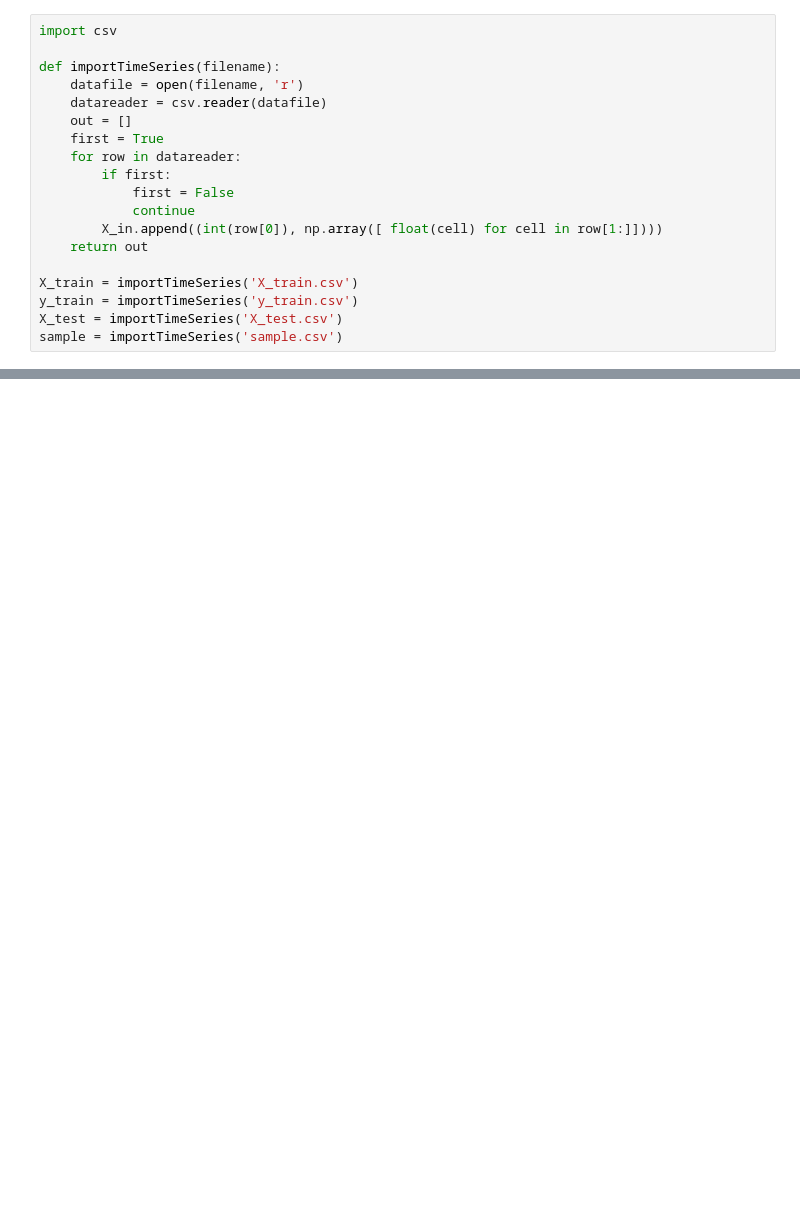
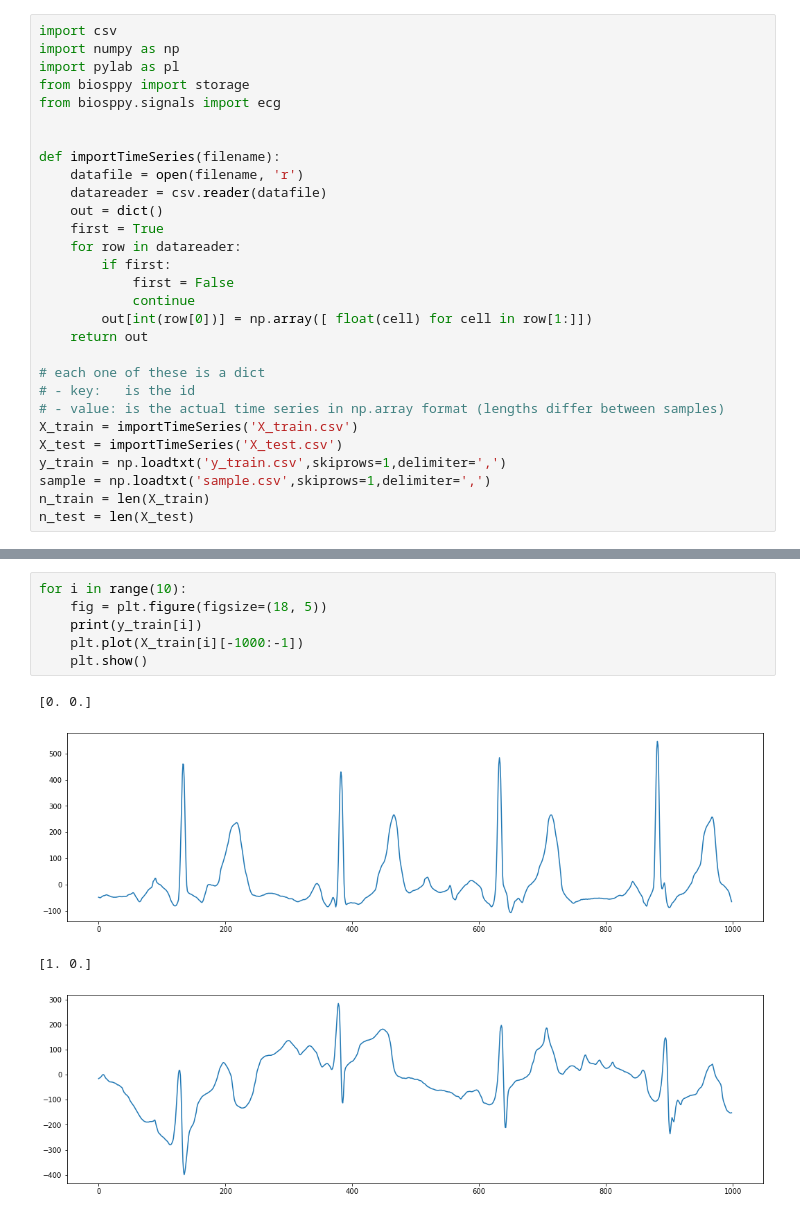
Before and after one commit to sebgiles/ethz-advanced-machine-learning, a Jupyter notebook: Tasks/task3/seb1.ipynb, the cells around one changed output, grey strips where cells are left out. Drawn from its saved outputs; the diff is of its cells as text; blank space fills up the shorter version.

Commit message:
import data to notebook

```diff
--- a/Tasks/task3/seb1.ipynb
+++ b/Tasks/task3/seb1.ipynb
@@ -1,19 +1,29 @@
 # %%
 import csv
+import numpy as np
+import pylab as pl
+from biosppy import storage
+from biosppy.signals import ecg
+
 
 def importTimeSeries(filename):
     datafile = open(filename, 'r')
     datareader = csv.reader(datafile)
-    out = []
+    out = dict()
     first = True
     for row in datareader:
         if first:
             first = False
             continue
-        X_in.append((int(row[0]), np.array([ float(cell) for cell in row[1:]])))
+        out[int(row[0])] = np.array([ float(cell) for cell in row[1:]])
     return out
 
+# each one of these is a dict
+# - key:   is the id
+# - value: is the actual time series in np.array format (lengths differ between samples)
 X_train = importTimeSeries('X_train.csv')
-y_train = importTimeSeries('y_train.csv')
 X_test = importTimeSeries('X_test.csv')
-sample = importTimeSeries('sample.csv')
+y_train = np.loadtxt('y_train.csv',skiprows=1,delimiter=',')
+sample = np.loadtxt('sample.csv',skiprows=1,delimiter=',')
+n_train = len(X_train)
+n_test = len(X_test)
@@ -38,0 +36,11 @@ FileNotFoundError: [Errno 2] No such file or directory: '/Users/Seb/OneDrive - E
+# %%
+for i in range(10):
+    fig = plt.figure(figsize=(18, 5))
+    print(y_train[i])
+    plt.plot(X_train[i][-1000:-1])
+    plt.show()
+# %% [output]
+[0. 0.]
+[figure, added]
+[1. 0.]
+[figure, added]
```
Also changed, not shown: parts of 7 cells of this notebook.
